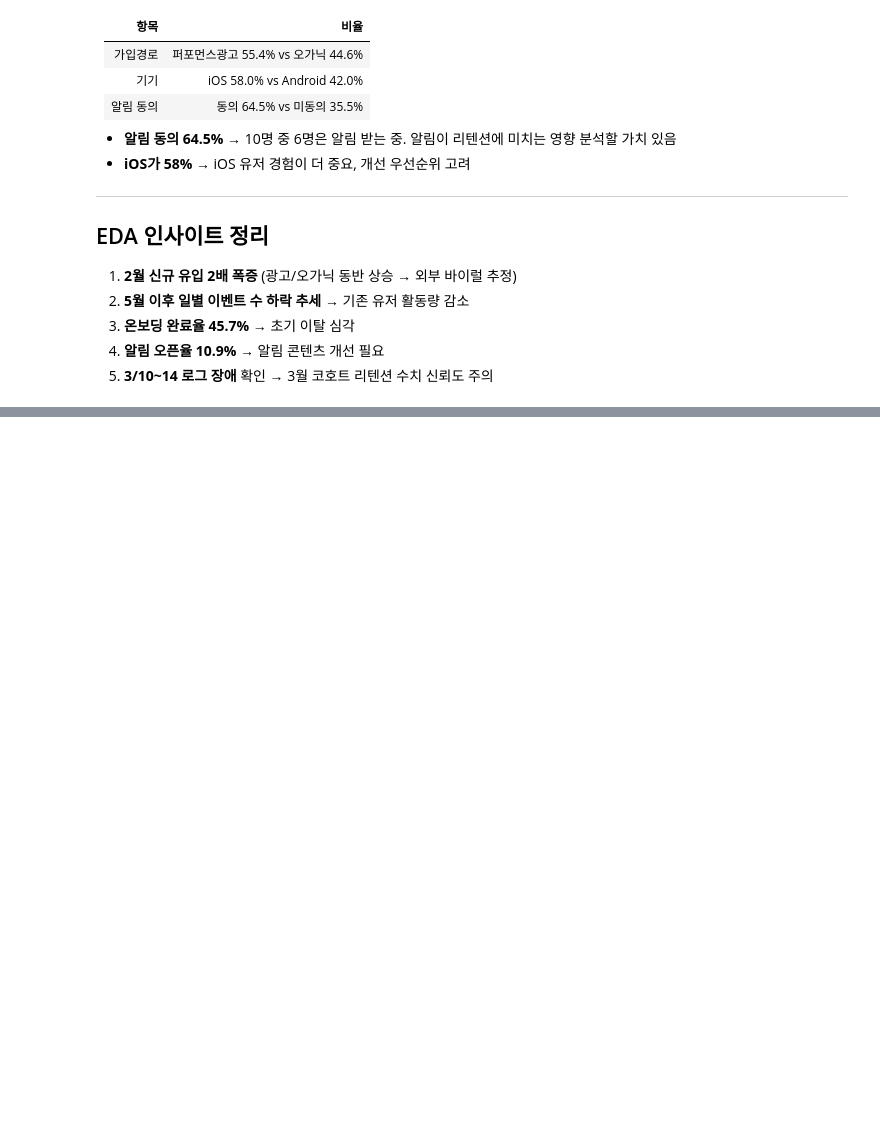
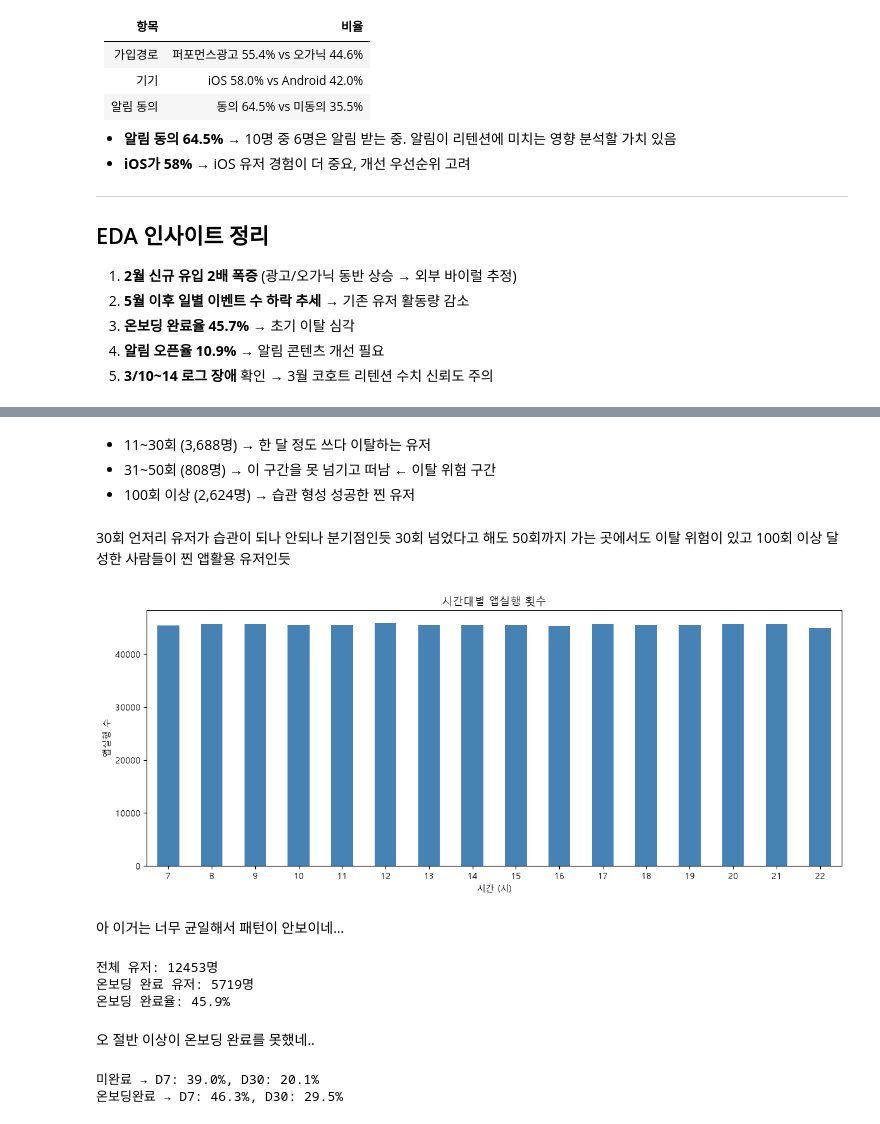
Before and after one commit to leegolem/Anti-Churn-Committee, a Jupyter notebook: notebooks/jiryun/analysis.ipynb, the cells around one changed output, grey strips where cells are left out. Saved outputs shown, nothing was run; the diff lists cells and outputs as text; code cells hidden in the pictures; blank space fills up the shorter version.

```diff
--- a/notebooks/jiryun/analysis.ipynb
+++ b/notebooks/jiryun/analysis.ipynb
@@ -459,0 +511,61 @@ plt.show()
+# %% [markdown]
+- 11~30회 (3,688명)  → 한 달 정도 쓰다 이탈하는 유저
+- 31~50회 (808명)    → 이 구간을 못 넘기고 떠남 ← 이탈 위험 구간
+- 100회 이상 (2,624명) → 습관 형성 성공한 찐 유저
+# %% [markdown]
+30회 언저리 유저가 습관이 되나 안되나 분기점인듯
+30회 넘었다고 해도 50회까지 가는 곳에서도 이탈 위험이 있고 100회 이상 달성한 사람들이 찐 앱활용 유저인듯
+# %%
+# 시간대별 앱실행 패턴
+df['hour'] = df['Event_Time'].dt.hour
+
+hourly = df[df['Event_Type'] == '앱실행'].groupby('hour').size()
+
+plt.figure(figsize=(12, 5))
+hourly.plot(kind='bar', color='steelblue')
+plt.title('시간대별 앱실행 횟수')
+plt.xlabel('시간 (시)')
+plt.ylabel('앱실행 수')
+plt.xticks(rotation=0)
+plt.tight_layout()
+plt.show()
+# %% [output]
+[figure, added]
+# %% [markdown]
+아 이거는 너무 균일해서 패턴이 안보이네...
+# %%
+# 전체 유저 중 온보딩 완료한 유저 비율
+total_users = df['User_ID'].nunique()
+onboarding_users = df[df['Event_Type'] == '온보딩_완료']['User_ID'].nunique()
+
+print(f"전체 유저: {total_users}명")
+print(f"온보딩 완료 유저: {onboarding_users}명")
+print(f"온보딩 완료율: {onboarding_users/total_users*100:.1f}%")
+# %% [output]
+전체 유저: 12453명
+온보딩 완료 유저: 5719명
+온보딩 완료율: 45.9%
+# %% [markdown]
+오 절반 이상이 온보딩 완료를 못했네..
+# %%
+# 온보딩 완료 유저 vs 미완료 유저 분류
+onboarding_done = df[df['Event_Type'] == '온보딩_완료']['User_ID'].unique()
+
+df['온보딩완료'] = df['User_ID'].isin(onboarding_done)
+
+# 그룹별 D30 리텐션
+def get_retention(group_df, days):
+    users = group_df.groupby('User_ID')['가입일자'].first().reset_index()
+    events = group_df[group_df['Event_Type'] == '앱실행'].copy()
+    events['days'] = (events['Event_Time'].dt.normalize() - pd.to_datetime(events['가입일자'])).dt.days
+    retained = events[events['days'] == days]['User_ID'].nunique()
+    return retained / users['User_ID'].nunique() * 100
+
+for group_name, group_df in df.groupby('온보딩완료'):
+    label = '온보딩완료' if group_name else '미완료'
+    d7 = get_retention(group_df, 7)
+    d30 = get_retention(group_df, 30)
+    print(f"{label} → D7: {d7:.1f}%, D30: {d30:.1f}%")
+# %% [output]
+미완료 → D7: 39.0%, D30: 20.1%
+온보딩완료 → D7: 46.3%, D30: 29.5%
```
Also changed, not shown: parts of 8 cells of this notebook, 1 other file.
